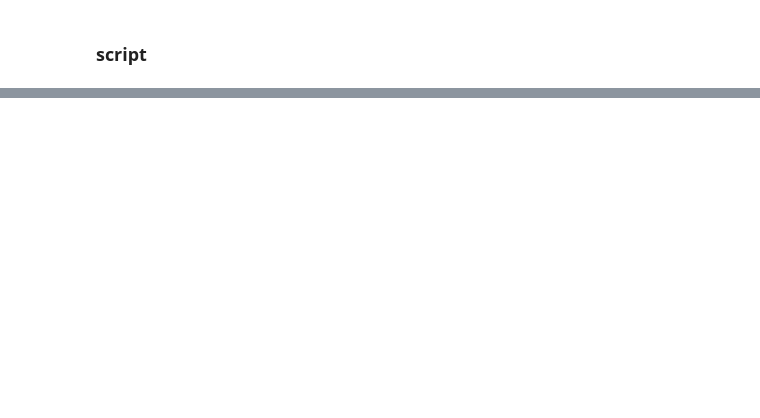
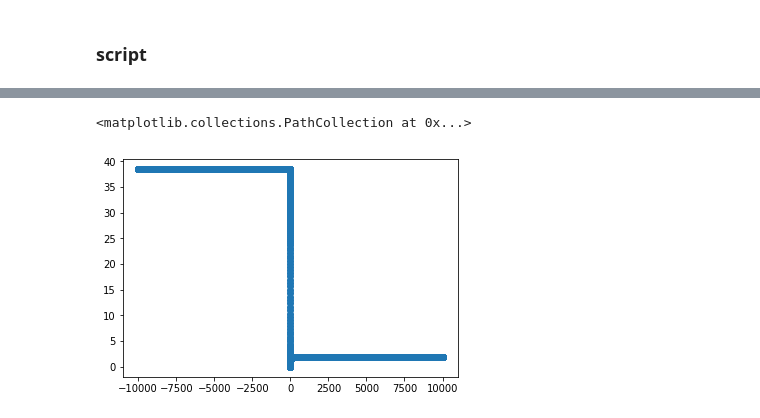
Before and after one commit to neuronzzz/ml, a Jupyter notebook: logistic_regression/logistic_regression_loss_function.ipynb, the cells around one changed output, grey strips where cells are left out. Cells and saved outputs as stored; diff of their text form; code cells hidden in the pictures; blank space fills up the shorter version.

```diff
--- a/logistic_regression/logistic_regression_loss_function.ipynb
+++ b/logistic_regression/logistic_regression_loss_function.ipynb
@@ -22,2 +22,2 @@ x = np.linspace(-5, 5, 10)
 # %%
-y = logistic_regression(x, 1)
+y = lr(x, 1)
@@ -25,0 +42,7 @@ plt.scatter(x, y)
+# %%
+def cost(x, theta, y):
+    return np.sum(np.square(lr(x, theta) - y))
+# %%
+theta = np.linspace(-10000, 10000, 1000000)
+# %%
+j = [cost(x, i, y) for i in theta]
@@ -25,0 +69,5 @@ plt.scatter(x, y)
+# %%
+plt.scatter(theta, j)
+# %% [output]
+<matplotlib.collections.PathCollection at 0x...>
+[figure, added]
```
Also changed, not shown: parts of 6 cells of this notebook.
